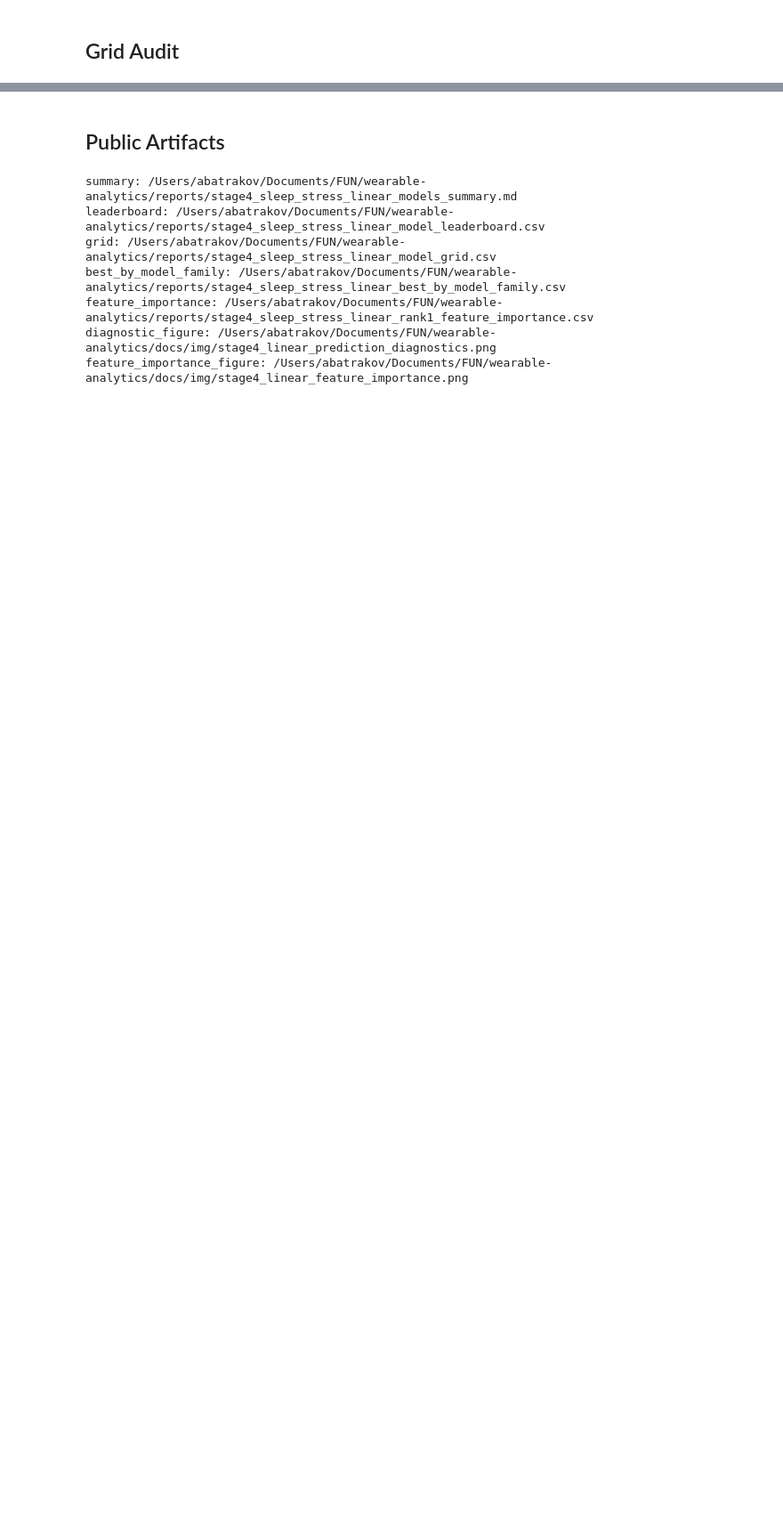
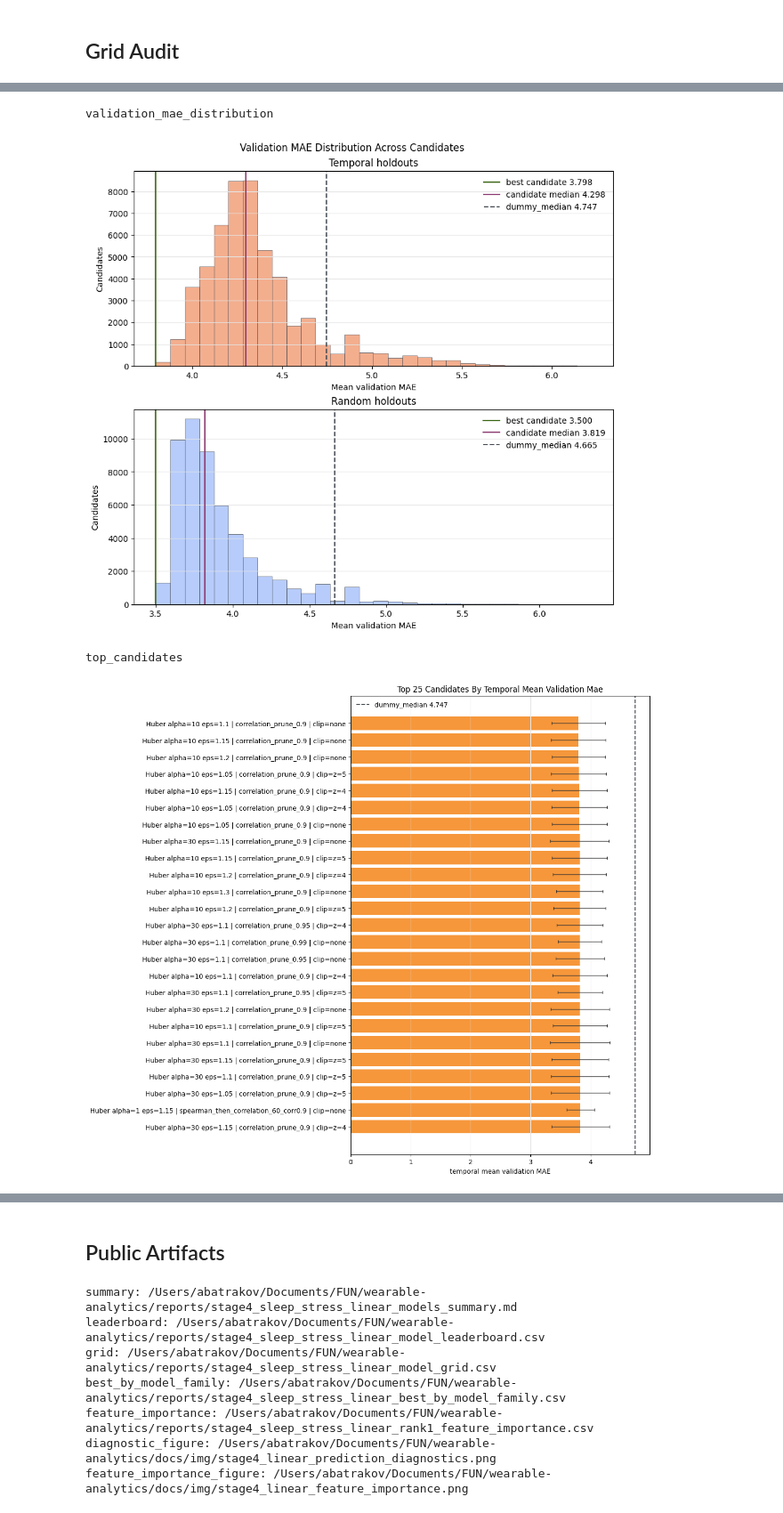
Before and after one commit to AlexBatrakov/wearable-analytics, a Jupyter notebook: notebooks/09_sleep_stress_linear_models.ipynb, the cells around one changed output, grey strips where cells are left out. Shown at 89% size. Saved outputs shown, nothing was run; the diff lists cells and outputs as text; code cells hidden in the pictures; blank space fills up the shorter version.

Commit message:
Add stage 4 modeling updates

```diff
--- a/notebooks/09_sleep_stress_linear_models.ipynb
+++ b/notebooks/09_sleep_stress_linear_models.ipynb
@@ -3,6 +3,7 @@
 
 Linear-family experiments for next-sleep average stress using the Stage 4 day-to-next-sleep modeling frame.
 # %%
+from dataclasses import replace
 from pathlib import Path
 import importlib
 import os
@@ -39,6 +40,7 @@ build_stage4_linear_best_by_model_family_artifact = stage4_linear.build_stage4_l
 build_stage4_linear_experiment_plan = stage4_linear.build_stage4_linear_experiment_plan
 build_stage4_linear_summary_markdown = stage4_linear.build_stage4_linear_summary_markdown
 finalize_stage4_linear_modeling = stage4_linear.finalize_stage4_linear_modeling
+evaluate_stage4_linear_contiguous_dev_diagnostic = stage4_linear.evaluate_stage4_linear_contiguous_dev_diagnostic
 format_stage4_linear_experiment_plan = stage4_linear.format_stage4_linear_experiment_plan
 candidate_grid_frame = stage4_linear.candidate_grid_frame
 compute_stage4_linear_feature_importance = stage4_linear.compute_stage4_linear_feature_importance
@@ -47,12 +49,15 @@ plot_stage4_linear_rank1_feature_importance = stage4_linear.plot_stage4_linear_r
 plot_stage4_linear_hyperparameter_diagnostics = stage4_linear.plot_stage4_linear_hyperparameter_diagnostics
 plot_stage4_linear_factor_comparisons = stage4_linear.plot_stage4_linear_factor_comparisons
 plot_stage4_linear_finalist_metric_comparison = stage4_linear.plot_stage4_linear_finalist_metric_comparison
+plot_stage4_linear_mixed_validation_family_comparison = stage4_linear.plot_stage4_linear_mixed_validation_family_comparison
 plot_stage4_linear_validation_diagnostics = stage4_linear.plot_stage4_linear_validation_diagnostics
 resolve_stage4_feature_columns = stage4_linear.resolve_stage4_feature_columns
+refresh_stage4_linear_tuning_result_summaries = stage4_linear.refresh_stage4_linear_tuning_result_summaries
 run_stage4_linear_modeling = stage4_linear.run_stage4_linear_modeling
 stage4_linear_grid_spec_from_preset = stage4_linear.stage4_linear_grid_spec_from_preset
 stage4_linear_experiment_budget_issues = stage4_linear.stage4_linear_experiment_budget_issues
 stage4_linear_candidate_from_record = stage4_linear.stage4_linear_candidate_from_record
+select_stage4_linear_future_test_candidates = stage4_linear.select_stage4_linear_future_test_candidates
 tune_stage4_linear_modeling = stage4_linear.tune_stage4_linear_modeling
 
 frame_path = repo_root / "data" / "processed" / "stage4_sleep_modeling_frame.parquet"
@@ -651,0 +639,35 @@ print("feature_importance_figure:", feature_importance_figure_path)
+# %%
+validation_figures = plot_stage4_linear_validation_diagnostics(
+    tuning_result.tuning_summary,
+    tuning_result.dummy_tuning_summary,
+    top_n=25,
+    top_per_model_family=INITIAL_DIAGNOSTIC_TOP_PER_MODEL_FAMILY,
+    baseline_strategy=BASELINE_STRATEGY,
+)
+for figure_name, figure in validation_figures.items():
+    print(figure_name)
+    display(figure)
+    plt.close(figure)
+
+hyperparameter_figures = plot_stage4_linear_hyperparameter_diagnostics(
+    tuning_result.tuning_summary,
+    tuning_result.dummy_tuning_summary,
+    baseline_strategy=BASELINE_STRATEGY,
+)
+for figure_name, figure in hyperparameter_figures.items():
+    print(f"hyperparameter: {figure_name}")
+    display(figure)
+    plt.close(figure)
+
+factor_comparison_figures = plot_stage4_linear_factor_comparisons(
+    tuning_result.tuning_summary,
+)
+for figure_name, figure in factor_comparison_figures.items():
+    print(f"paired comparison: {figure_name}")
+    display(figure)
+    plt.close(figure)
+# %% [output]
+validation_mae_distribution
+[figure, added]
+top_candidates
+[figure, added]
```
Also changed, not shown: parts of 46 cells of this notebook, 22 other files.
